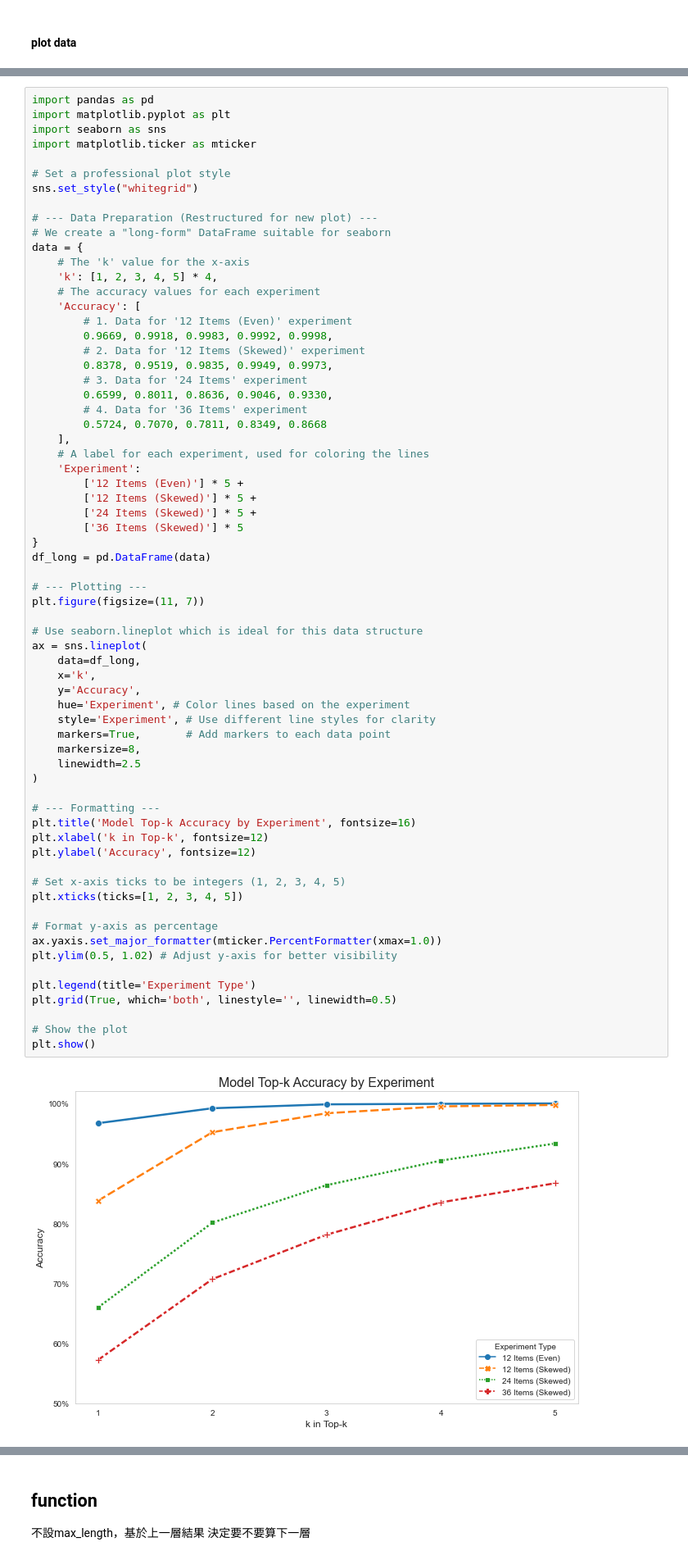
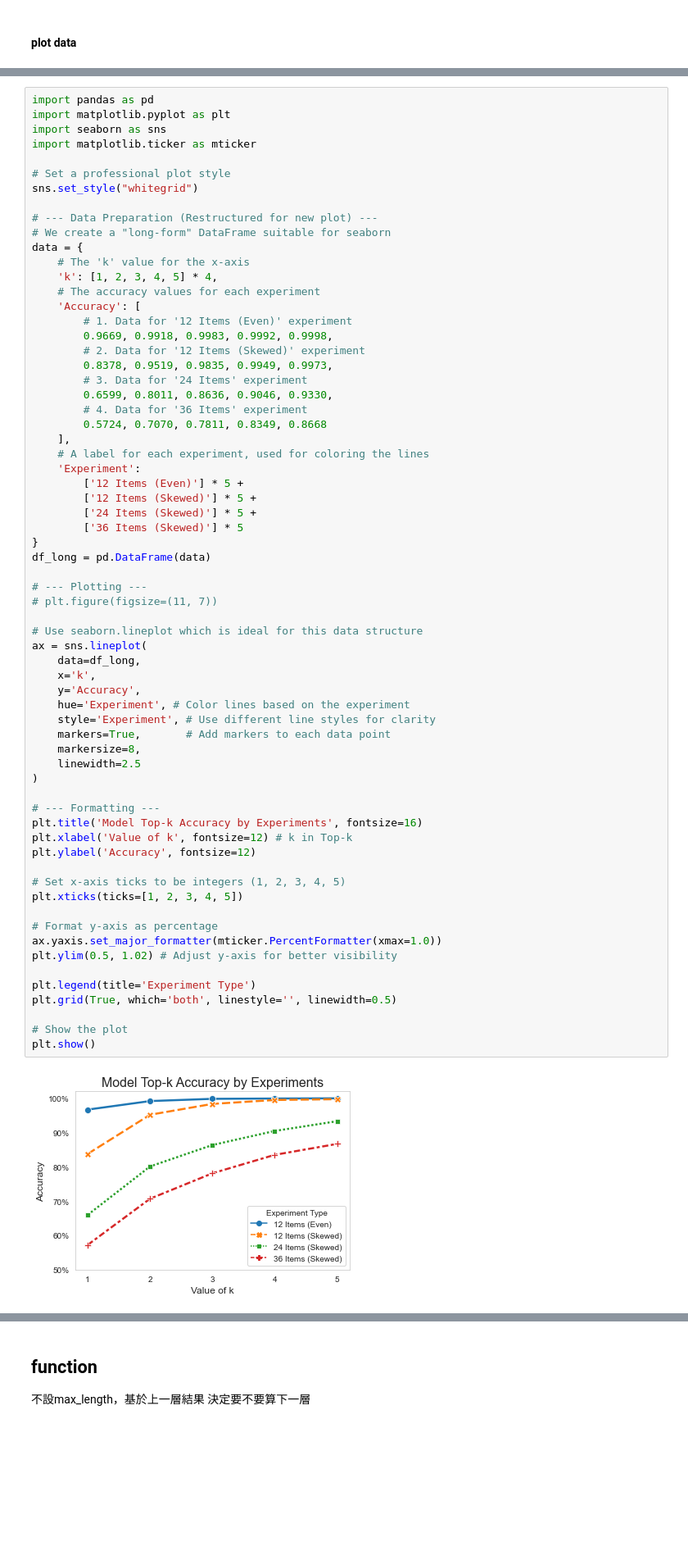
Before and after one commit to zoezou9/fp_mining, a Jupyter notebook: fp_mining_stream.ipynb, the cells around one changed output, grey strips where cells are left out. Shown at 82% size. Saved outputs shown, nothing was run; the diff lists cells and outputs as text; blank space fills up the shorter version.

Commit message:
modify plots for dataset and model evaluation in part 1 (pattern generating model)

```diff
--- a/fp_mining_stream.ipynb
+++ b/fp_mining_stream.ipynb
@@ -349,39 +349,39 @@ data = {
 df_long = pd.DataFrame(data)
 
 # --- Plotting ---
-plt.figure(figsize=(11, 7))
+# plt.figure(figsize=(11, 7))
 
 # Use seaborn.lineplot which is ideal for this data structure
 ax = sns.lineplot(
     data=df_long,
     x='k',
     y='Accuracy',
     hue='Experiment', # Color lines based on the experiment
     style='Experiment', # Use different line styles for clarity
     markers=True,       # Add markers to each data point
     markersize=8,
     linewidth=2.5
 )
 
 # --- Formatting ---
-plt.title('Model Top-k Accuracy by Experiment', fontsize=16)
-plt.xlabel('k in Top-k', fontsize=12)
+plt.title('Model Top-k Accuracy by Experiments', fontsize=16)
+plt.xlabel('Value of k', fontsize=12) # k in Top-k
 plt.ylabel('Accuracy', fontsize=12)
 
 # Set x-axis ticks to be integers (1, 2, 3, 4, 5)
 plt.xticks(ticks=[1, 2, 3, 4, 5])
 
 # Format y-axis as percentage
 ax.yaxis.set_major_formatter(mticker.PercentFormatter(xmax=1.0))
 plt.ylim(0.5, 1.02) # Adjust y-axis for better visibility
 
 plt.legend(title='Experiment Type')
 plt.grid(True, which='both', linestyle='', linewidth=0.5)
 
 # Show the plot
 plt.show()
 # %% [output]
-[figure, old version]
+[figure, new version]
 # %%
 import pandas as pd
 import matplotlib.pyplot as plt
```
Also changed, not shown: parts of 15 cells of this notebook, 7 other files.
